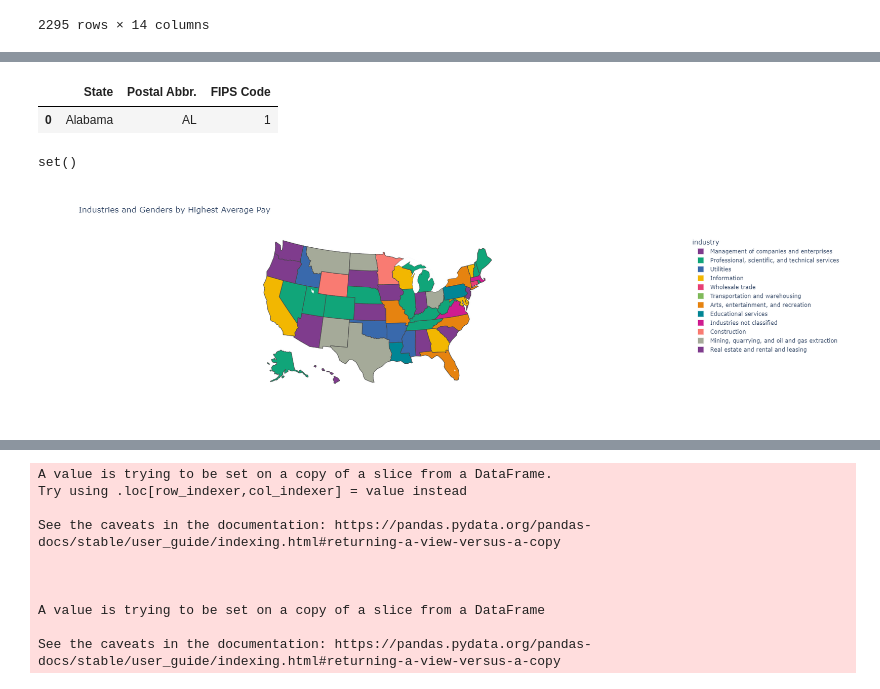
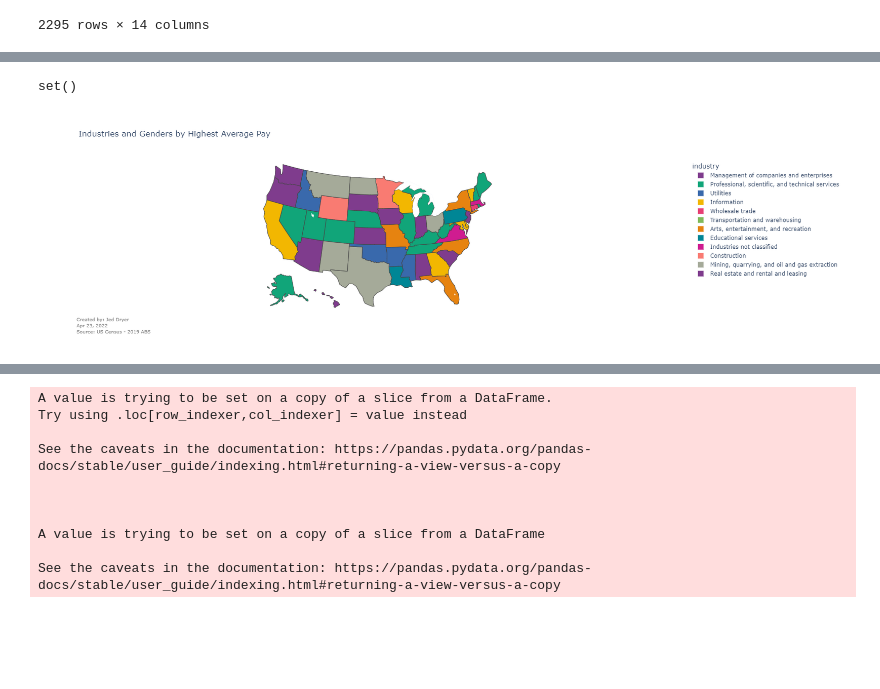
Before and after one commit to jedc4xer/abs_group_assessment, a Jupyter notebook: jeds_visualizations.ipynb, the cells around one changed output, grey strips where cells are left out. Drawn from its saved outputs; the diff is of its cells as text; code cells hidden in the pictures; blank space fills up the shorter version.

```diff
--- a/jeds_visualizations.ipynb
+++ b/jeds_visualizations.ipynb
@@ -47,7 +40,7 @@ bus_char_df[(bus_char_df.rcppdemp != '0')]
 2295 rows × 14 columns
 # %%
 comp_sum_subset = comp_sum_df[(comp_sum_df.payann != 0) & (comp_sum_df.gender != 'Total') & (comp_sum_df.race_group_label != 'Total') & (comp_sum_df.industry_code != '00')]
-comp_sum_subset = comp_sum_subset[['name','geo_id','industry','gender','payann','firmpdemp','emp']]
+comp_sum_subset = comp_sum_subset[['name','geo_id','industry','payann','firmpdemp','emp']]
 comp_sum_subset['payann'] = comp_sum_subset['payann'] * 1000
 comp_sum_subset['avg_pay'] = comp_sum_subset.apply(lambda row: row.payann/row.emp, axis = 1)
 comp_sum_subset
@@ -76,29 +69,43 @@ grouped = pd.merge(comp_sum_subset, comp_sum_subset_agg, left_on = 'name', right
 grouped = grouped[(grouped.avg_pay == grouped.max_pay)].reset_index(drop = True)
 grouped = grouped.sort_values(by = 'name').reset_index(drop = True)
 grouped = grouped.drop_duplicates().reset_index(drop = True)
-# %%
-state_codes.head(1)
-# %% [output]
-|  | State | Postal Abbr. | FIPS Code |
-| 0 | Alabama | AL | 1 |
 # %%
 grouped = pd.merge(grouped,state_codes, left_on = 'name', right_on = 'State', how = 'left')
 # %%
-grouped = grouped[['name','industry','gender','avg_pay','Postal Abbr.']]
+grouped = grouped[['name','industry','avg_pay','Postal Abbr.']]
 # %%
 set(comp_sum_subset_agg.name.tolist()) - set(grouped.name.tolist())
 # %% [output]
 set()
 # %%
+today = dt.datetime.strftime(dt.datetime.today().date(), '%b %d, %Y')
+
 mapfig = px.choropleth(grouped,
                        title = 'Industries and Genders by Highest Average Pay',
                        locations = 'Postal Abbr.',
                        locationmode = "USA-states",
                        scope = 'usa',
                        color = 'industry',
+                       hover_data = ['name','industry','avg_pay'],
                        color_discrete_sequence = px.colors.qualitative.Bold,
                       height = 500,
                       width = 1000)
+
+mapfig.add_annotation(
+    text = (f"Created by: Jed Dryer<br>{today}<br>Source: US Census - 2019 ABS")
+    , showarrow=False
+    , x = 0
+    , y = -0.15
+    , xref='paper'
+    , yref='paper'
+    , xanchor='left'
+    , yanchor='bottom'
+    , xshift=-1
+    , yshift=-5
+    , font=dict(size=10, color="grey")
+    , align="left"
+    ,)
+
 mapfig.show()
 # %% [output]
-[figure, old version]
+[figure, new version]
```
Also changed, not shown: parts of 5 cells of this notebook.
